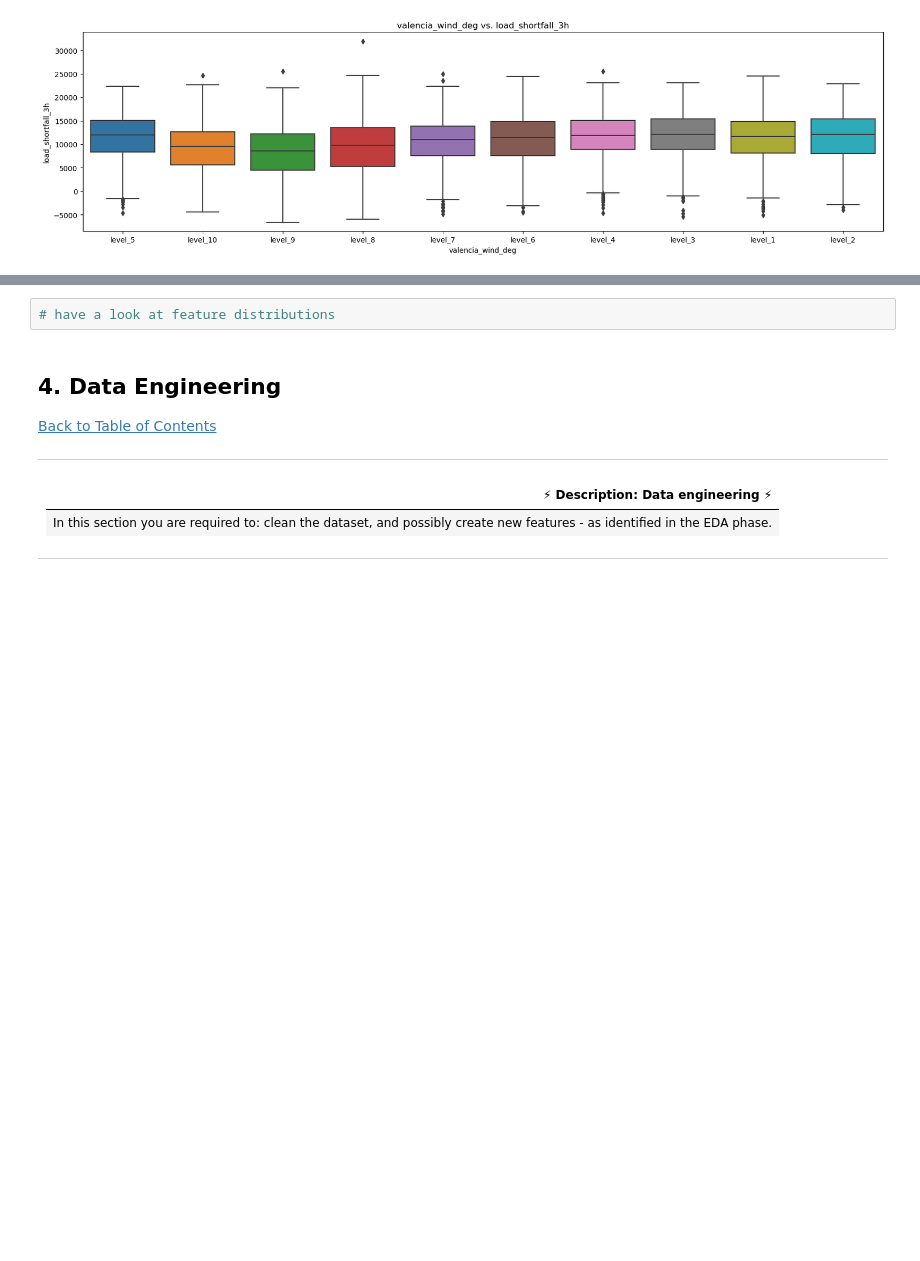
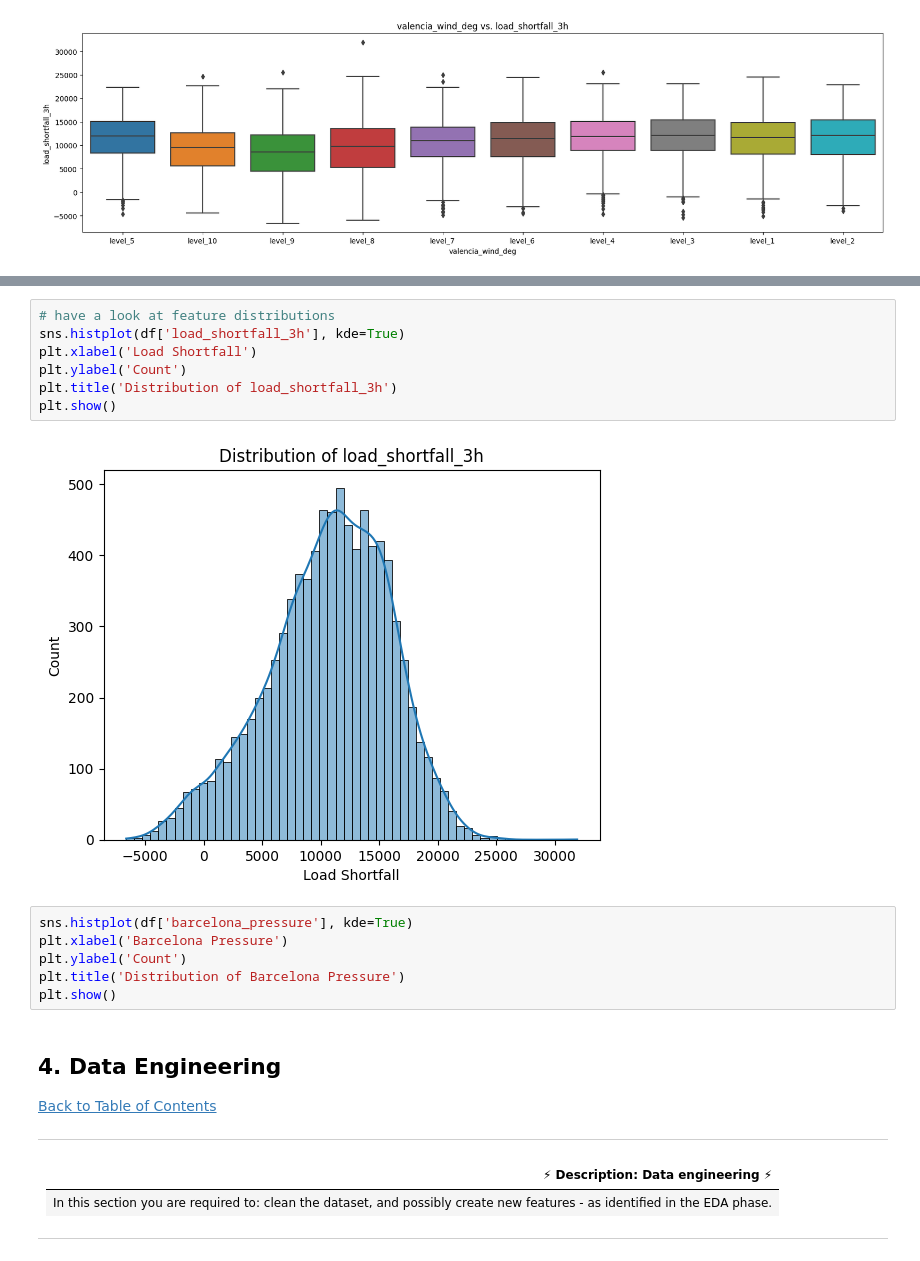
Before and after one commit to xuzmocode4-325/linear-regression-predict, a Jupyter notebook: notebook/starter-notebook.ipynb, the cells around one changed output, grey strips where cells are left out. Cells and saved outputs as stored; diff of their text form; blank space fills up the shorter version.

Commit message:
feature distribution

```diff
--- a/notebook/starter-notebook.ipynb
+++ b/notebook/starter-notebook.ipynb
@@ -390,5 +410,18 @@ for var in categorical_df.drop("time", axis=1).columns:
-# %%
-# have a look at feature distributions
+# %%
+# have a look at feature distributions
+sns.histplot(df['load_shortfall_3h'], kde=True)
+plt.xlabel('Load Shortfall')
+plt.ylabel('Count')
+plt.title('Distribution of load_shortfall_3h')
+plt.show()
+# %% [output]
+[figure, added]
+# %%
+sns.histplot(df['barcelona_pressure'], kde=True)
+plt.xlabel('Barcelona Pressure')
+plt.ylabel('Count')
+plt.title('Distribution of Barcelona Pressure')
+plt.show()
 # %% [markdown]
 <a id="five"></a>
 ## 4. Data Engineering
```
Also changed, not shown: parts of 2 cells of this notebook.
